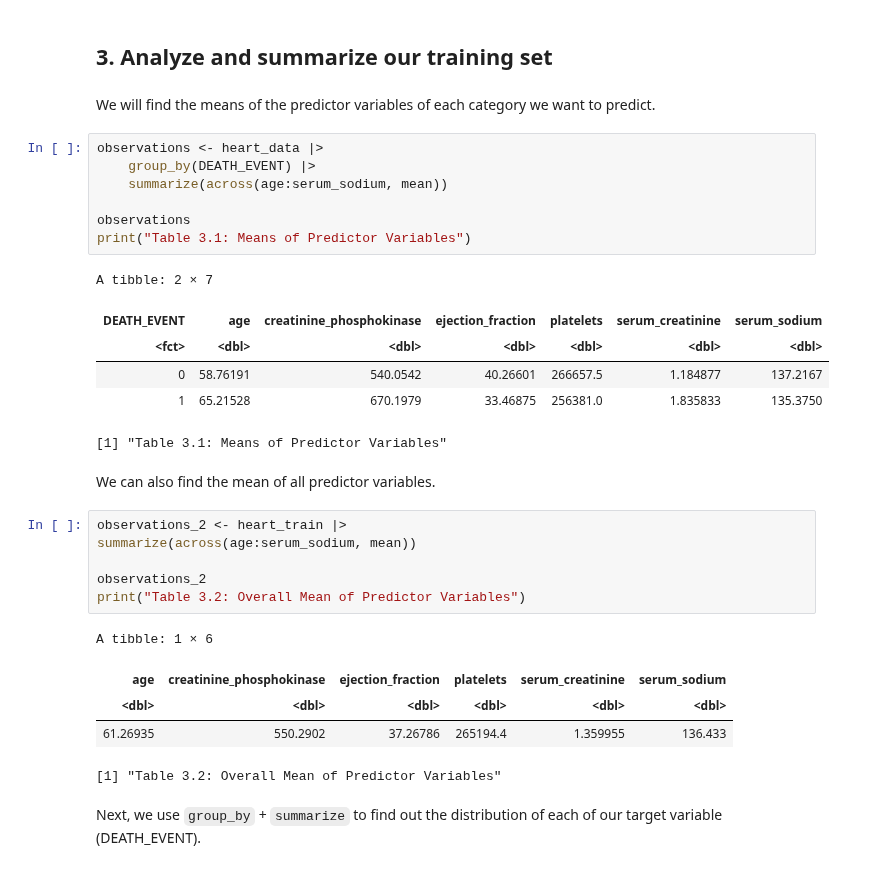
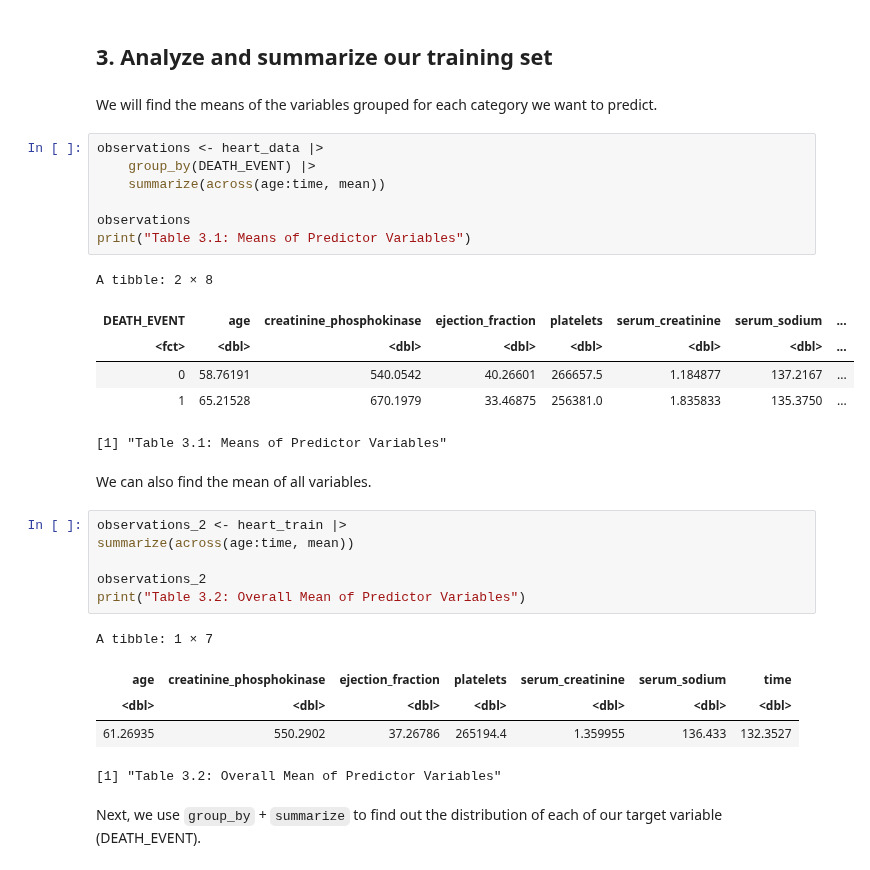
Before and after one commit to pinklily1202/Group-30, a Jupyter notebook: group30.ipynb, the cells around one changed output. Drawn from its saved outputs; the diff is of its cells as text.

```diff
--- a/group30.ipynb
+++ b/group30.ipynb
@@ -138,34 +156,34 @@ Since all of the predictor variables contains quantitative data, we used `group_
 # %% [markdown]
 ## 3. Analyze and summarize our training set
 # %% [markdown]
-We will find the means of the predictor variables of each category we want to predict.
+We will find the means of the variables grouped for each category we want to predict.
 # %%
 observations <- heart_data |>
     group_by(DEATH_EVENT) |>
-    summarize(across(age:serum_sodium, mean))
+    summarize(across(age:time, mean))
 
 observations
 print("Table 3.1: Means of Predictor Variables")
 # %% [output]
-A tibble: 2 × 7
+A tibble: 2 × 8
-| DEATH_EVENT | age | creatinine_phosphokinase | ejection_fraction | platelets | serum_creatinine | serum_sodium |
-| <fct> | <dbl> | <dbl> | <dbl> | <dbl> | <dbl> | <dbl> |
-| 0 | 58.76191 | 540.0542 | 40.26601 | 266657.5 | 1.184877 | 137.2167 |
-| 1 | 65.21528 | 670.1979 | 33.46875 | 256381.0 | 1.835833 | 135.3750 |
+| DEATH_EVENT | age | creatinine_phosphokinase | ejection_fraction | platelets | serum_creatinine | serum_sodium | ... |
+| <fct> | <dbl> | <dbl> | <dbl> | <dbl> | <dbl> | <dbl> | ... |
+| 0 | 58.76191 | 540.0542 | 40.26601 | 266657.5 | 1.184877 | 137.2167 | ... |
+| 1 | 65.21528 | 670.1979 | 33.46875 | 256381.0 | 1.835833 | 135.3750 | ... |
 [1] "Table 3.1: Means of Predictor Variables"
 # %% [markdown]
-We can also find the mean of all predictor variables.
+We can also find the mean of all variables.
 # %%
 observations_2 <- heart_train |>
-summarize(across(age:serum_sodium, mean))
+summarize(across(age:time, mean))
 
 observations_2
 print("Table 3.2: Overall Mean of Predictor Variables")
 # %% [output]
-A tibble: 1 × 6
+A tibble: 1 × 7
-| age | creatinine_phosphokinase | ejection_fraction | platelets | serum_creatinine | serum_sodium |
-| <dbl> | <dbl> | <dbl> | <dbl> | <dbl> | <dbl> |
-| 61.26935 | 550.2902 | 37.26786 | 265194.4 | 1.359955 | 136.433 |
+| age | creatinine_phosphokinase | ejection_fraction | platelets | serum_creatinine | serum_sodium | time |
+| <dbl> | <dbl> | <dbl> | <dbl> | <dbl> | <dbl> | <dbl> |
+| 61.26935 | 550.2902 | 37.26786 | 265194.4 | 1.359955 | 136.433 | 132.3527 |
 [1] "Table 3.2: Overall Mean of Predictor Variables"
 # %% [markdown]
 Next, we use `group_by` + `summarize` to find out the distribution of each of our target variable (DEATH_EVENT).
```
Also changed, not shown: parts of 5 cells of this notebook.
